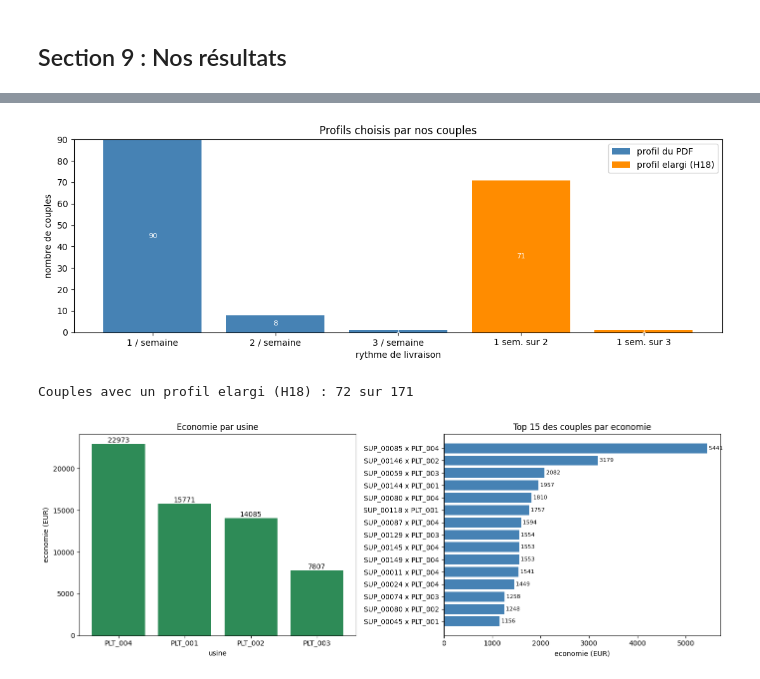
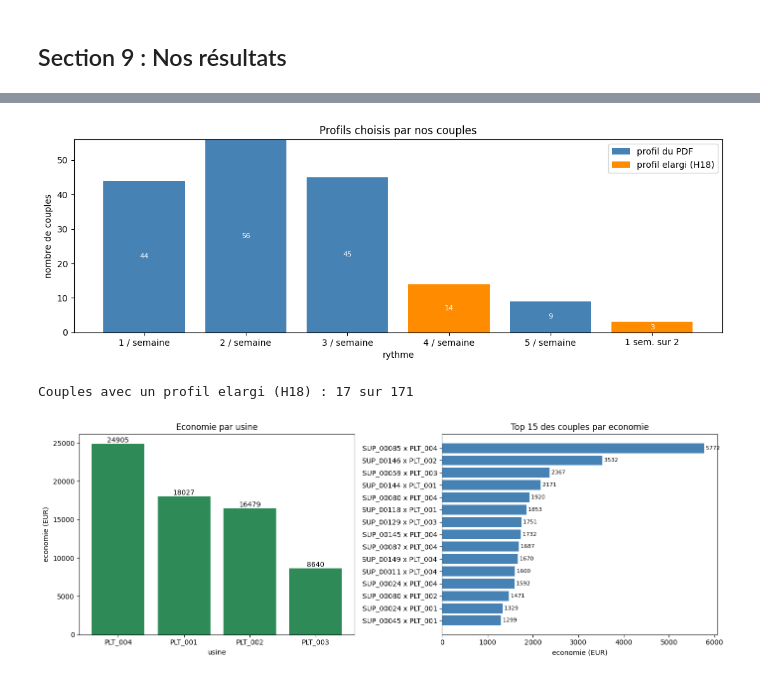
Before and after one commit to FlorentinBIAOU/Projet-IA, a Jupyter notebook: notebooks/milestone3.ipynb, the cells around one changed output, grey strips where cells are left out. Saved outputs shown, nothing was run; the diff lists cells and outputs as text; code cells hidden in the pictures.

Commit message:
Nouvelle version du milestone 3

```diff
--- a/notebooks/milestone3.ipynb
+++ b/notebooks/milestone3.ipynb
@@ -409,13 +136,0 @@ milestone 2, **143 422,43 €**.
-# %%
-cout_actuel = 0.0
-camions_actuel = 0
-for (s, pl, dt), g in opt.groupby(["supplier_id", "plant", "date"]):
-    camions = charger_camions(g["weight"].values, g["volume"].values)
-    cout_actuel += cout_camions(camions, g["ligne_grille"].iloc[0])
-    camions_actuel += len(camions)
-BASELINE = 143422.43
-ok = abs(cout_actuel - BASELINE) < 0.01
-print("Cout actuel recalcule :", round(cout_actuel, 2), "EUR |", camions_actuel, "camions")
-print("Baseline attendue     :", BASELINE, "EUR")
-print("Controle :", "OK" if ok else "ECHEC")
-assert ok, "Le moteur ne retrouve pas la baseline du milestone 2."
@@ -810,0 +745,12 @@ coût recalculé colle au coût annoncé. Notre résultat est fiable.
+# %%
+CANDIDATS = evaluer_tous(idx_tous)                 # reglages par defaut : H19 + H21
+meilleur = {cle: min(v, key=lambda r: r["cout"]) for cle, v in CANDIDATS.items() if v}
+cout_etape1 = sum(b["cout"] for b in meilleur.values())
+sans_profil = sum(len(v) == 0 for v in CANDIDATS.values())
+print("ETAPE 1 (H19 + H21, profils elargis)")
+print("  cout total   :", round(cout_etape1, 2), "EUR")
+print("  economie vs baseline H20 :", round(baseline_H20 - cout_etape1, 2), "EUR (",
+      round((baseline_H20 - cout_etape1) / baseline_H20 * 100, 1), "% )")
+print("  camions      :", sum(b["camions"] for b in meilleur.values()))
+print("  livraisons   :", sum(b["livraisons"] for b in meilleur.values()))
+print("  couples sans profil possible :", sans_profil)
@@ -867,42 +1224,41 @@ Remplissage median : avant 1.33 % -> apres 2.89 %
 # %%
 # Profils choisis, par rythme, en distinguant PDF et profils elargis.
 def rythme(p):
-    """Rythme lisible d'un profil pour le graphique."""
-    if p["periode"] == 1:
-        return f"{len(p['jours'])} / semaine"
-    return f"1 sem. sur {p['periode']}"
+    return f"{len(p['jours'])} / semaine" if p["periode"] == 1 else f"1 sem. sur {p['periode']}"
 
-compte = defaultdict(lambda: [0, 0])   # rythme -> [PDF, elargi]
+compte = defaultdict(lambda: [0, 0])
 for b in choix_final.values():
-    p = PROFILS[b["idx"]]
-    compte[rythme(p)][0 if p["type"] == "PDF" else 1] += 1
+    p = PROFILS[b["idx"]]; compte[rythme(p)][0 if p["type"] == "PDF" else 1] += 1
 ordre = sorted(compte, key=lambda r: (len(r), r))
-pdfv = [compte[r][0] for r in ordre]
-elav = [compte[r][1] for r in ordre]
+pdfv = [compte[r][0] for r in ordre]; elav = [compte[r][1] for r in ordre]
 fig, ax = plt.subplots(figsize=(11, 4))
 ax.bar(ordre, pdfv, label="profil du PDF", color="steelblue")
 ax.bar(ordre, elav, bottom=pdfv, label="profil elargi (H18)", color="darkorange")
-ax.set_title("Profils choisis par nos couples")
-ax.set_xlabel("rythme de livraison"); ax.set_ylabel("nombre de couples")
+ax.set_title("Profils choisis par nos couples"); ax.set_xlabel("rythme"); ax.set_ylabel("nombre de couples")
 for i, (a, b2) in enumerate(zip(pdfv, elav)):
     if a: ax.text(i, a / 2, str(a), ha="center", va="center", color="white", fontsize=8)
     if b2: ax.text(i, a + b2 / 2, str(b2), ha="center", va="center", color="white", fontsize=8)
-ax.legend()
-plt.tight_layout()
-plt.show()
+ax.legend(); plt.tight_layout(); plt.show()
 print("Couples avec un profil elargi (H18) :", sum(elav), "sur", len(choix_final))
 # %% [output]
-[figure, old version]
+[figure, new version]
-Couples avec un profil elargi (H18) : 72 sur 171
+Couples avec un profil elargi (H18) : 17 sur 171
 # %%
-# Economie par usine et top 15 des couples.
-eco = pd.DataFrame([{"supplier_id": s, "plant": pl,
-                     "eco": (sum(cout_camions(charger_camions(g["weight"].values, g["volume"].values), COUPLES[(s, pl)]["ligne"])
-                                 for _, g in COUPLES[(s, pl)]["df"].groupby("date"))) - choix_final[(s, pl)]["cout"]}
+# Economie par usine et top 15 des couples (vs part baseline H20 de chaque couple).
+def cout_actuel_couple(cle):
+    g = COUPLES[cle]["df"]; lg = COUPLES[cle]["ligne"]; c = 0.0
+    for dt, gg in g.groupby("date"):
+        exc = (gg["weight"].values > CAP_POIDS) | (gg["volume"].values > CAP_VOLUME)
+        nn = gg[~exc]
+        if len(nn):
+            c += sum(prix_camion(lg, w) for w in charger_camions_vieux(nn["weight"].values, nn["volume"].values))
+        c += int(exc.sum()) * prix_exceptionnel(lg)
+    return c
+
+eco = pd.DataFrame([{"supplier_id": s, "plant": pl, "eco": cout_actuel_couple((s, pl)) - choix_final[(s, pl)]["cout"]}
                     for (s, pl) in COUPLES])
 eco_usine = eco.groupby("plant")["eco"].sum().sort_values(ascending=False)
 top15 = eco.sort_values("eco", ascending=False).head(15)
-
 fig, (a1, a2) = plt.subplots(1, 2, figsize=(14, 5))
 barres = a1.bar(eco_usine.index, eco_usine.values, color="seagreen")
 a1.set_title("Economie par usine"); a1.set_xlabel("usine"); a1.set_ylabel("economie (EUR)")
@@ -911,10 +1267,9 @@ etiq = top15["supplier_id"] + " x " + top15["plant"]
 a2.barh(etiq, top15["eco"], color="steelblue"); a2.invert_yaxis()
 a2.set_title("Top 15 des couples par economie"); a2.set_xlabel("economie (EUR)")
 for i, v in enumerate(top15["eco"]): a2.text(v, i, " " + str(round(v)), va="center", fontsize=8)
-plt.tight_layout()
-plt.show()
+plt.tight_layout(); plt.show()
 # %% [output]
-[figure, old version]
+[figure, new version]
 # %%
 # Vision complete : en ajoutant les lignes inconnues (identiques avant et apres).
 COUT_INCONNUES = 35032.42   # H16, calcule au milestone 2
```
Also changed, not shown: parts of 94 cells of this notebook, 3 other files.
